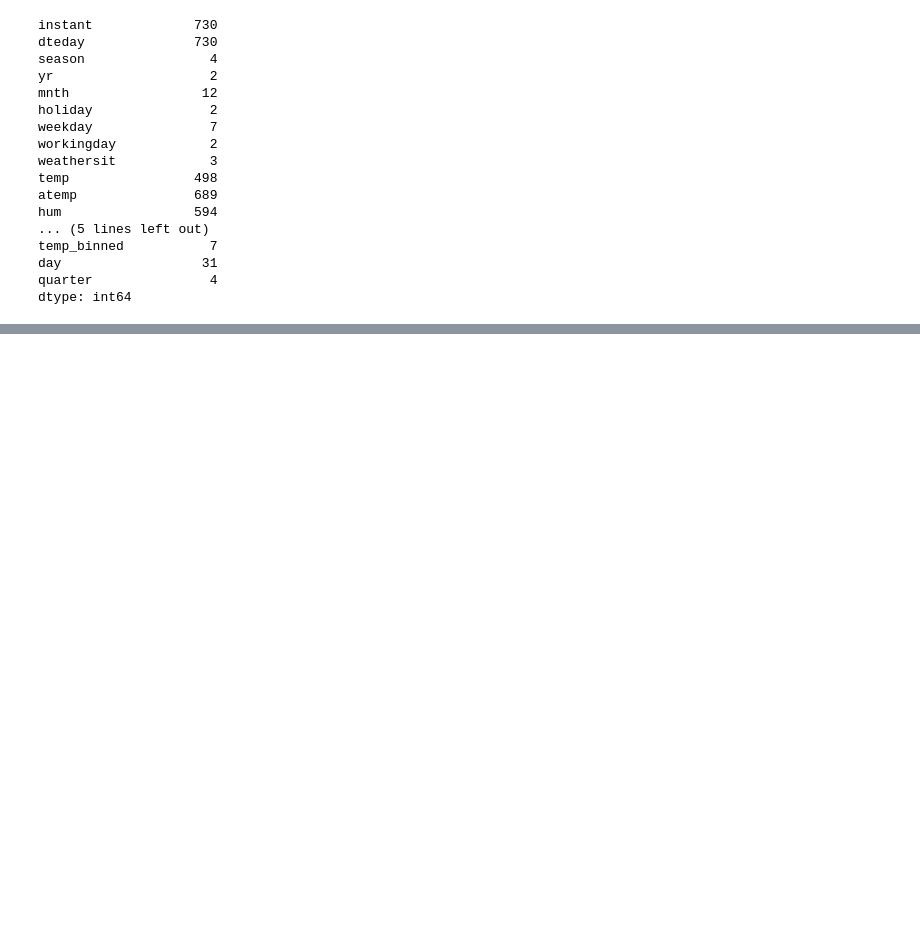
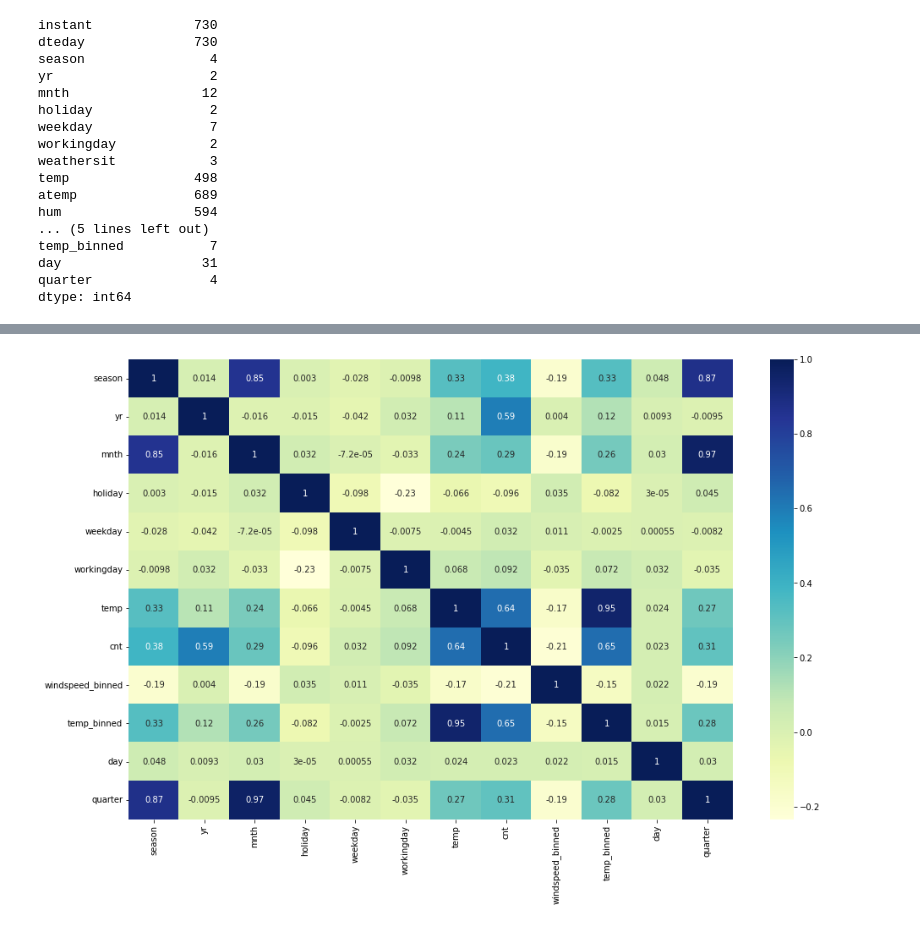
Before and after one commit to ishankarve/Linear-Regression, a Jupyter notebook: Multiple Linear Regression in Python/Assignment/Bike Sharing.ipynb, the cells around one changed output, grey strips where cells are left out. Drawn from its saved outputs; the diff is of its cells as text; code cells hidden in the pictures; blank space fills up the shorter version.

Commit message:
Updating visualisation, scaling data and commencing regression

```diff
--- a/Multiple Linear Regression in Python/Assignment/Bike Sharing.ipynb
+++ b/Multiple Linear Regression in Python/Assignment/Bike Sharing.ipynb
@@ -401,0 +406,15 @@ dtype: int64
+# %%
+## before we split the data we are going to copy the data in three dataframes for 3 modelling strategies
+
+#copy dataframe
+s1_df=df_bikeshare.copy()
+s2_df=df_bikeshare.copy()
+s3_df=df_bikeshare.copy()
+# %%
+#drop redundant columns from dataframe
+s1_df.drop(['instant', 'dteday','weathersit','atemp','hum','windspeed','casual', 'registered' ], axis=1, inplace=True)
+# %%
+#splitting data
+# We specify this so that the train and test data set always have the same rows, respectively
+np.random.seed(0)
+s1_train, s1_test = train_test_split(s1_df, train_size = 0.7, test_size = 0.3, random_state = 100)
@@ -401,0 +427,7 @@ dtype: int64
+# %%
+#set up scaler
+scaler = MinMaxScaler()
+# Apply scaler() to all the columns except the 'casual', 'registered', and 'cnt' variables
+num_vars = ['season', 'yr', 'mnth', 'holiday', 'weekday', 'workingday',
+            'windspeed_binned', 'temp_binned','temp', 'day', 'quarter']
+s1_train[num_vars] = scaler.fit_transform(s1_train[num_vars])
@@ -401,0 +448,8 @@ dtype: int64
+# %%
+# Checking the correlation coefficients to see which variables are highly correlated
+
+plt.figure(figsize = (16, 10))
+sns.heatmap(s1_train.corr(), annot = True, cmap="YlGnBu")
+plt.show()
+# %% [output]
+[figure, added]
```
Also changed, not shown: parts of 14 cells of this notebook.
